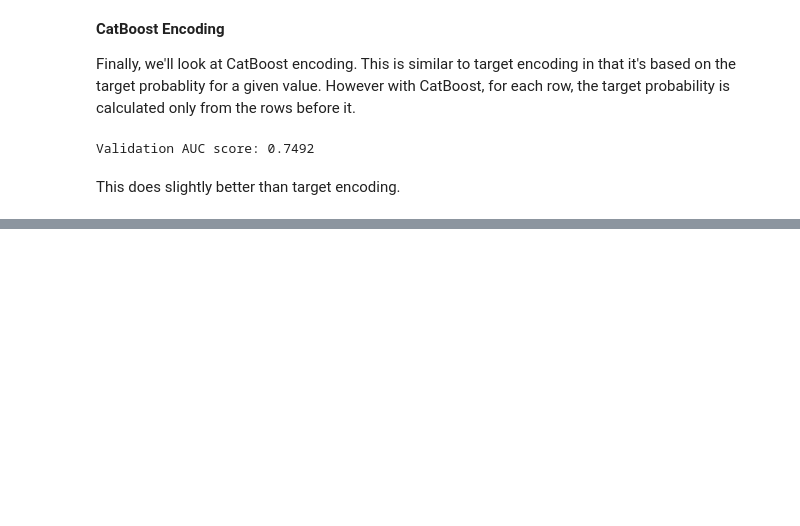
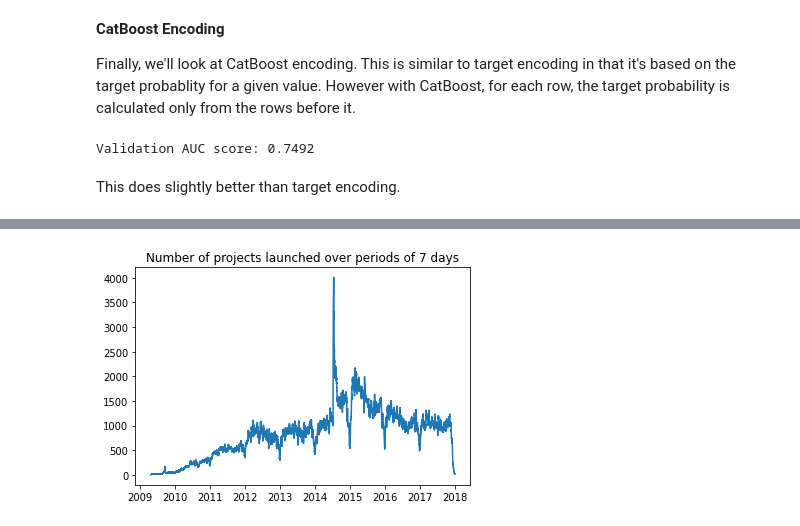
Before and after one commit to subhayuroy/KickStarter, a Jupyter notebook: KickStarter.ipynb, the cells around one changed output, grey strips where cells are left out. Drawn from its saved outputs; the diff is of its cells as text; code cells hidden in the pictures; blank space fills up the shorter version.

```diff
--- a/KickStarter.ipynb
+++ b/KickStarter.ipynb
@@ -238,0 +241,31 @@ This does slightly better than target encoding.
+# %%
+%matplotlib inline
+
+import matplotlib.pyplot as plt
+import numpy as np
+import pandas as pd
+from pandas.plotting import register_matplotlib_converters
+register_matplotlib_converters()
+from sklearn.preprocessing import LabelEncoder
+
+ks = pd.read_csv('ks-projects-201801.csv', parse_dates=['deadline', 'launched'])
+
+# Drop live projects
+ks = ks.query('state != "live"')
+
+# Add outcome column, "successful" == 1, others are 0
+ks = ks.assign(outcome=(ks['state'] == 'successful').astype(int))
+
+# Timestamp features
+ks = ks.assign(hour=ks.launched.dt.hour,
+               day=ks.launched.dt.day,
+               month=ks.launched.dt.month,
+               year=ks.launched.dt.year)
+
+# Label encoding
+cat_features = ['category', 'currency', 'country']
+encoder = LabelEncoder()
+encoded = ks[cat_features].apply(encoder.fit_transform)
+
+data_cols = ['goal', 'hour', 'day', 'month', 'year', 'outcome']
+baseline_data = ks[data_cols].join(encoded)
@@ -238,0 +301,4 @@ This does slightly better than target encoding.
+# %%
+# First, creating a Series with a timestamp index
+launched = pd.Series(ks.index, index=ks.launched, name="count_7_days").sort_index()
+launched.head(20)
@@ -238,0 +323,8 @@ This does slightly better than target encoding.
+# %%
+count_7_days = launched.rolling('7d').count() - 1
+print(count_7_days.head(20))
+
+# Ignore records with broken launch dates
+plt.plot(count_7_days[7:]);
+plt.title("Number of projects launched over periods of 7 days");
+# %% [output]
@@ -238,0 +348 @@ This does slightly better than target encoding.
+[figure, added]
```
Also changed, not shown: parts of 18 cells of this notebook.
